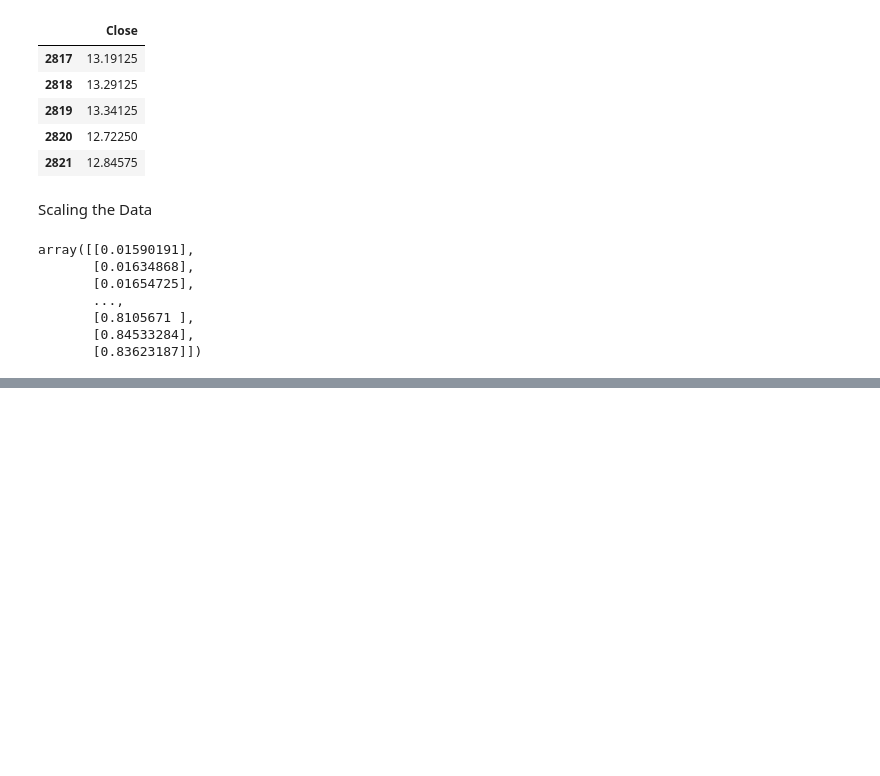
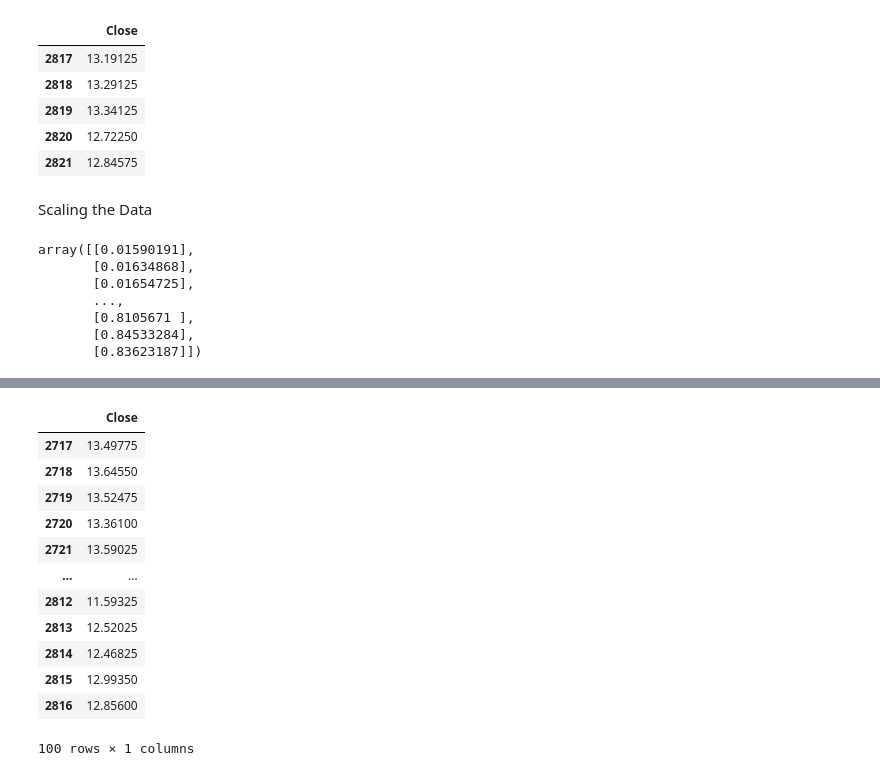
Before and after one commit to dawgboss/Stock-Market-Price-Prediction, a Jupyter notebook: LSTM Model.ipynb, the cells around one changed output, grey strips where cells are left out. Saved outputs shown, nothing was run; the diff lists cells and outputs as text; code cells hidden in the pictures; blank space fills up the shorter version.

```diff
--- a/LSTM Model.ipynb
+++ b/LSTM Model.ipynb
@@ -174,0 +265,16 @@ Y_train=[]
+# %%
+data_training.tail(100)
+# %% [output]
+|  | Close |
+| 2717 | 13.49775 |
+| 2718 | 13.64550 |
+| 2719 | 13.52475 |
+| 2720 | 13.36100 |
+| 2721 | 13.59025 |
+| ... | ... |
+| 2812 | 11.59325 |
+| 2813 | 12.52025 |
+| 2814 | 12.46825 |
+| 2815 | 12.99350 |
+| 2816 | 12.85600 |
+100 rows × 1 columns
```
Also changed, not shown: parts of 28 cells of this notebook, 2 other files.
